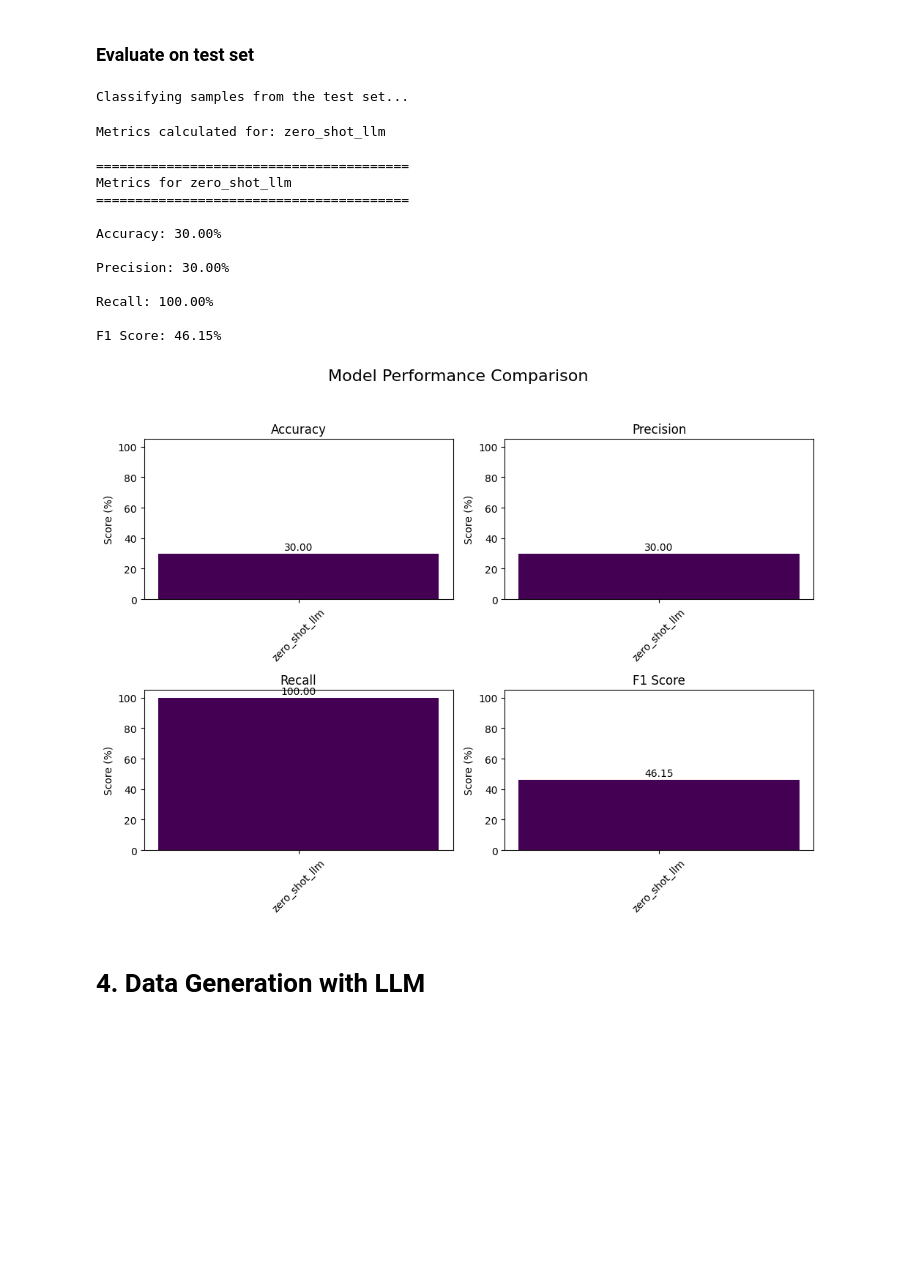
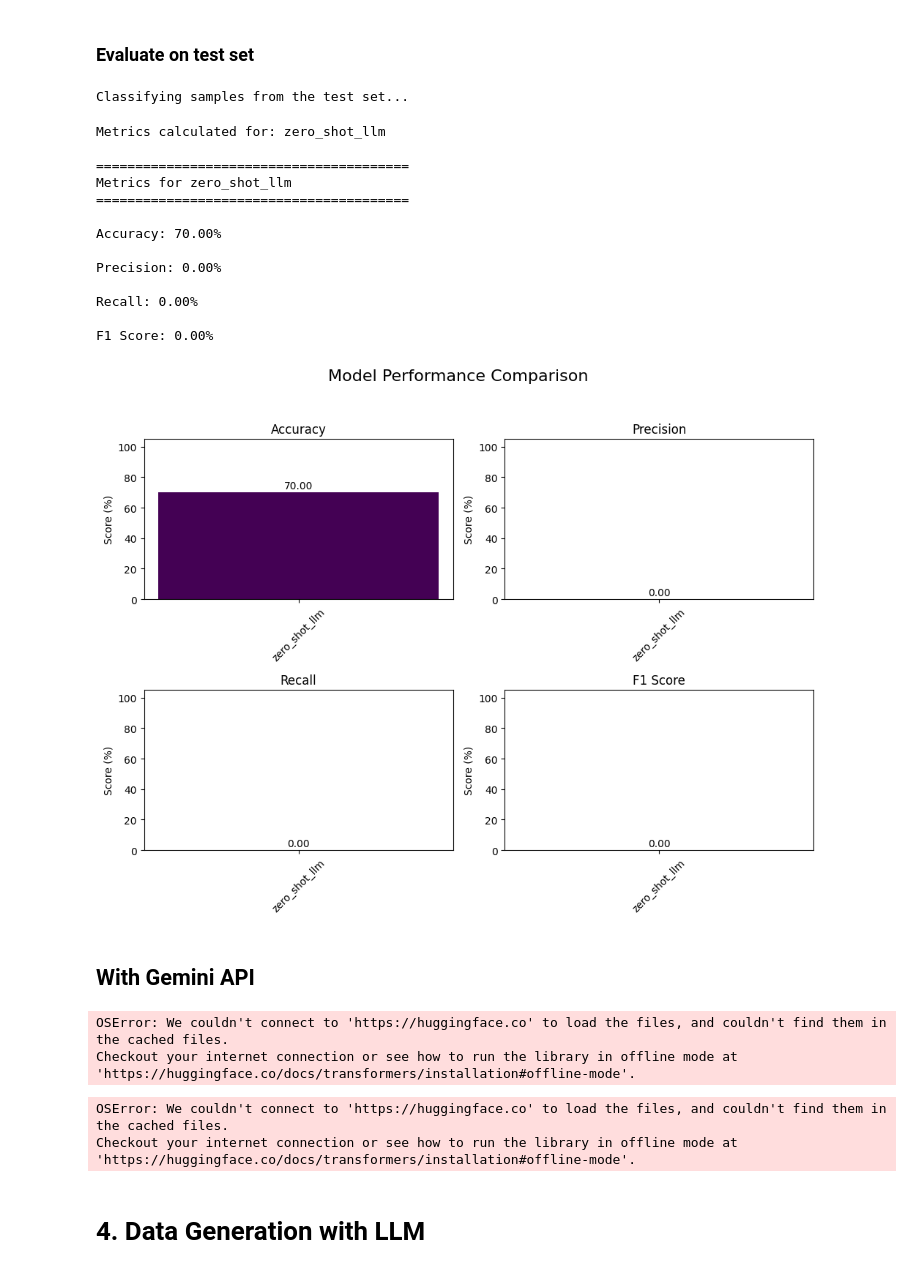
Before and after one commit to pablo-fdz/adv_nlp_final_assessment, a Jupyter notebook: part_2_ds_challenge_nastia.ipynb, the cells around one changed output. Cells and saved outputs as stored; diff of their text form; code cells hidden in the pictures; blank space fills up the shorter version.

```diff
--- a/part_2_ds_challenge_nastia.ipynb
+++ b/part_2_ds_challenge_nastia.ipynb
@@ -77,6 +82,8 @@ shape: (5, 9)
 | 26670 | 2013 | "Faits: A. Par jugement du 2 ma… | 0 | "fr" | "Région lémanique" | "vd" | "penal law" | "train" |
 | 5864 | 2004 | "Faits: Faits: A. N._, née en 1… | 1 | "fr" | "Région lémanique" | "vd" | "insurance law" | "train" |
 | 16122 | 2009 | "Faits: A. Y._ est propriétaire… | 0 | "fr" | "Région lémanique" | "ge" | "public law" | "train" |
+# %%
+french_texts = df.filter((pl.col('language') == 'fr'))
 # %% [markdown]
 # 1. BERT Model with Limited Data
 
@@ -226,21 +233,21 @@ load_dotenv(find_dotenv())
 
 groq_api_key = os.getenv("GROQ_API_KEY")
 client = Groq(api_key=groq_api_key)
-MODEL_NAME = "llama3-8b-8192"
+MODEL_NAME = "deepseek-r1-distill-llama-70b"
 # %% [markdown]
 ### Create zero-shot prompts
 # %%
 def create_legal_prompt(case_text):
-    prompt = f"""You are a legal expert analyzing Swiss Federal Supreme Court cases. The texts are in French and Italian. You have to determine the language from the text.
-    Based solely on the facts of the case below, determine whether the case should be dismissed (0) or approved (1).
+    prompt = f"""Vous êtes un juriste qui analyse des affaires du Tribunal fédéral suisse. Les textes sont en français. Vous devez déterminer la langue à partir du texte.
+    En vous basant uniquement sur les faits de l'affaire ci-dessous, déterminez si l'affaire doit être rejetée (0) ou approuvée (1).
 
-    Dismissal (0) means the appeal is rejected
-    Approval (1) means the appeal is accepted.
+    Le rejet (0) signifie que le recours est rejeté
+ L'approbation (1) signifie que le recours est accepté.
 
-    Case facts:
+    Faits de l'affaire :
     {case_text}
 
-    Analyze the case and respond with only a single digit: 0 for dismissal or 1 for approval.
+    Analysez le cas et répondez par un seul chiffre : 0 pour le rejet ou 1 pour l'approbation.
     """
     return prompt
 
@@ -288,33 +295,59 @@ def process_batch(df, batch_size=10):
 # %% [markdown]
 ### Evaluate on test set
 # %%
-test_samples = df.filter(pl.col('split') == 'test').sample(10)
+test_samples = french_texts.filter(pl.col('split') == 'test').sample(100)
 
 print("Classifying samples from the test set...")
 y_true, y_pred = process_batch(test_samples)
 
 # Calculate metrics
 metrics.run(y_true, y_pred, f'zero_shot_llm', average='binary')
 
 # print results of zero-shot LLM classification
 metrics.print_results()
 metrics.plot()
 # %% [output]
 Classifying samples from the test set...
 Metrics calculated for: zero_shot_llm
 
 ========================================
 Metrics for zero_shot_llm
 ========================================
 
-Accuracy: 30.00%
+Accuracy: 70.00%
 
-Precision: 30.00%
+Precision: 0.00%
 
-Recall: 100.00%
+Recall: 0.00%
 
-F1 Score: 46.15%
+F1 Score: 0.00%
-[figure, old version]
+[figure, new version]
+# %% [markdown]
+## With Gemini API
+# %%
+from transformers import AutoTokenizer, AutoModelForCausalLM
+
+tokenizer = AutoTokenizer.from_pretrained("google/gemma-7b")
+model = AutoModelForCausalLM.from_pretrained("google/gemma-7b")
+# %% [output]
+OSError: We couldn't connect to 'https://huggingface.co' to load the files, and couldn't find them in the cached files.
+Checkout your internet connection or see how to run the library in offline mode at 'https://huggingface.co/docs/transformers/installation#offline-mode'.
+# %%
+from transformers import AutoTokenizer, AutoModelForCausalLM
+import torch
+
+# Load model and tokenizer
+model_name = "google/gemma-7b"
+tokenizer = AutoTokenizer.from_pretrained(model_name)
+model = AutoModelForCausalLM.from_pretrained(model_name)
+
+# Move model to GPU if available
+device = torch.device("cuda" if torch.cuda.is_available() else "cpu")
+model = model.to(device)
+print(f"Model loaded on {device}")
+# %% [output]
+OSError: We couldn't connect to 'https://huggingface.co' to load the files, and couldn't find them in the cached files.
+Checkout your internet connection or see how to run the library in offline mode at 'https://huggingface.co/docs/transformers/installation#offline-mode'.
 # %% [markdown]
 # 4. Data Generation with LLM
 # %% [markdown]
```
Also changed, not shown: parts of 4 cells of this notebook.
